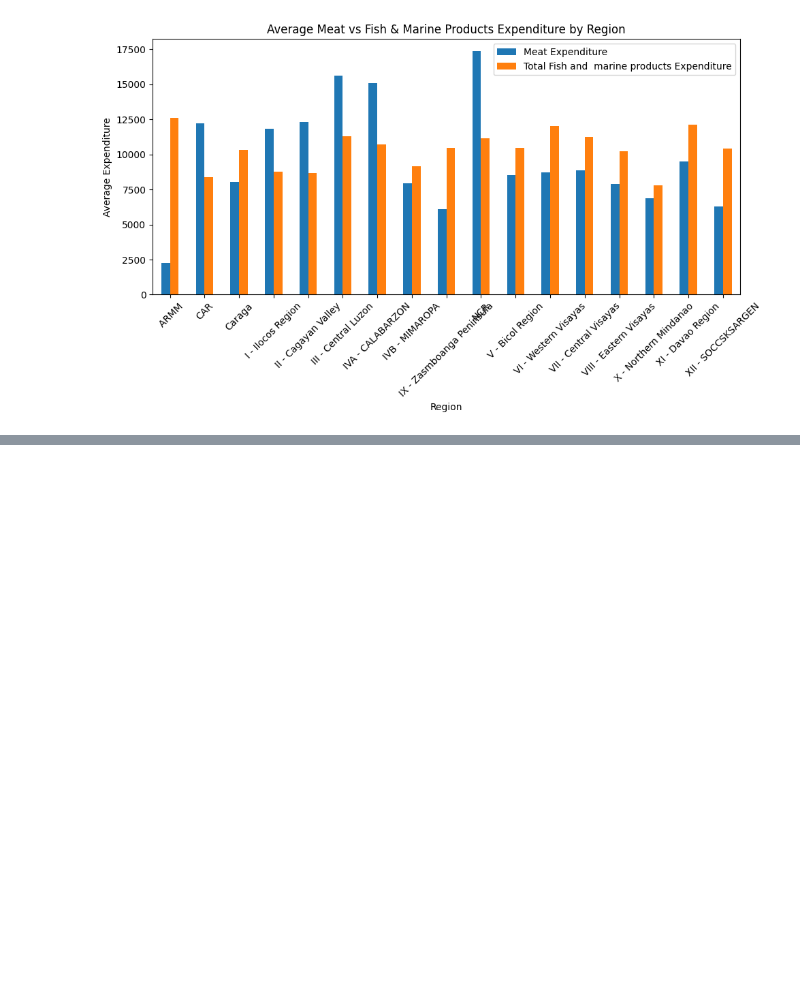
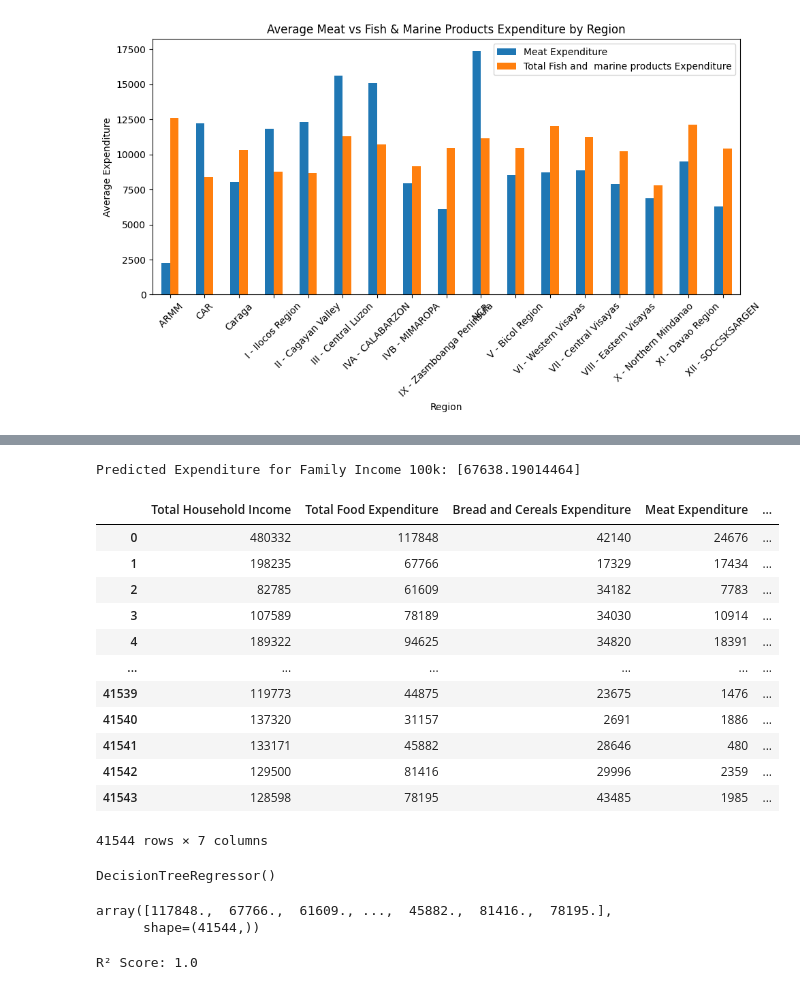
Before and after one commit to kitty1926/project, a Jupyter notebook: Untitled.ipynb, the cells around one changed output, grey strips where cells are left out. Cells and saved outputs as stored; diff of their text form; code cells hidden in the pictures; blank space fills up the shorter version.

```diff
--- a/Untitled.ipynb
+++ b/Untitled.ipynb
@@ -226,0 +314,37 @@ plt.show()
+# %%
+future_income = [[100000]]  # <-- change to your value
+future_prediction = model.predict(future_income)
+
+print("Predicted Expenditure for Family Income 100k:", future_prediction)
+# %% [output]
+Predicted Expenditure for Family Income 100k: [67638.19014464]
+# %%
+features = ['Total Household Income', 'Total Food Expenditure', 'Bread and Cereals Expenditure', 'Meat Expenditure', 'Total Fish and  marine products Expenditure', 'Fruit Expenditure',  'Vegetables Expenditure']
+
+X = pd[features]
+# %%
+X
+# %% [output]
+|  | Total Household Income | Total Food Expenditure | Bread and Cereals Expenditure | Meat Expenditure | ... |
+| 0 | 480332 | 117848 | 42140 | 24676 | ... |
+| 1 | 198235 | 67766 | 17329 | 17434 | ... |
+| 2 | 82785 | 61609 | 34182 | 7783 | ... |
+| 3 | 107589 | 78189 | 34030 | 10914 | ... |
+| 4 | 189322 | 94625 | 34820 | 18391 | ... |
+| ... | ... | ... | ... | ... | ... |
+| 41539 | 119773 | 44875 | 23675 | 1476 | ... |
+| 41540 | 137320 | 31157 | 2691 | 1886 | ... |
+| 41541 | 133171 | 45882 | 28646 | 480 | ... |
+| 41542 | 129500 | 81416 | 29996 | 2359 | ... |
+| 41543 | 128598 | 78195 | 43485 | 1985 | ... |
+41544 rows × 7 columns
+# %%
+from sklearn.tree import DecisionTreeRegressor
+
+# Define model
+my_model = DecisionTreeRegressor()
+
+# Fit model
+my_model.fit(X, y)
+# %% [output]
+DecisionTreeRegressor()
@@ -226,0 +353,13 @@ plt.show()
+# %%
+
+predictions
+# %% [output]
+array([117848.,  67766.,  61609., ...,  45882.,  81416.,  78195.],
+      shape=(41544,))
+# %%
+from sklearn.metrics import r2_score
+
+r2 = r2_score(y, predictions)
+print("R² Score:", r2)
+# %% [output]
+R² Score: 1.0
```
Also changed, not shown: parts of 25 cells of this notebook.
